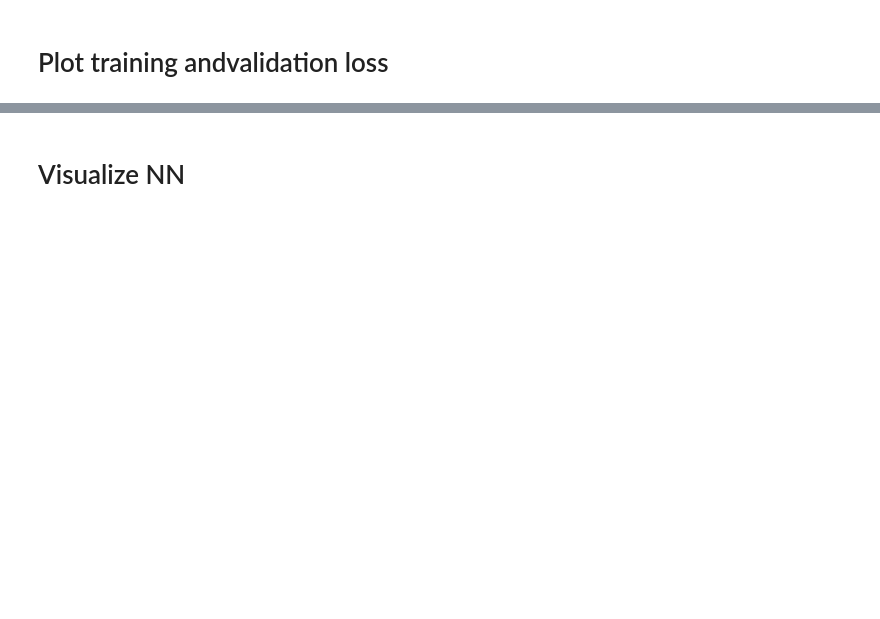
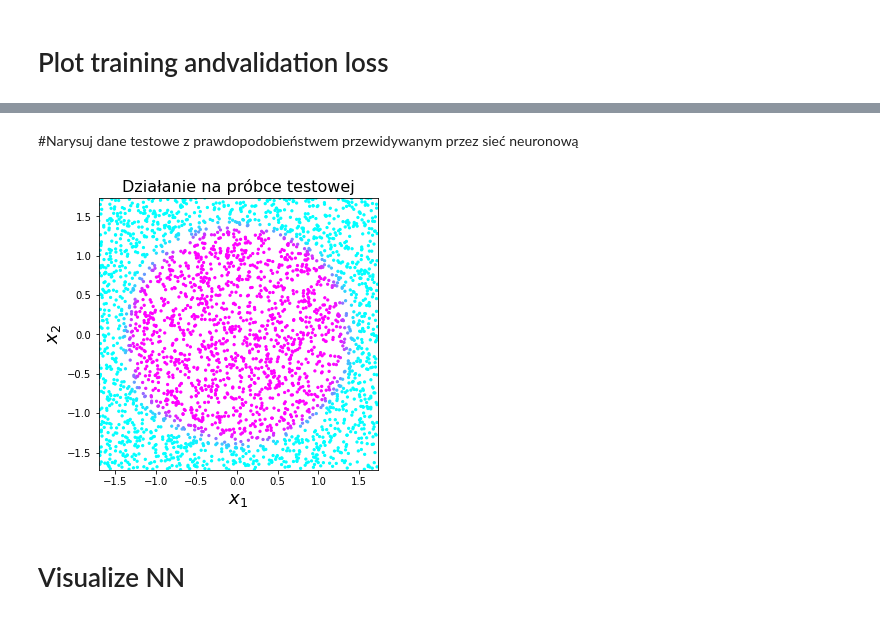
Before and after one commit to marcinwolter/DeepLearning_2020, a Jupyter notebook: cwiczenia_1a.ipynb, the cells around one changed output, grey strips where cells are left out. Saved outputs shown, nothing was run; the diff lists cells and outputs as text; code cells hidden in the pictures; blank space fills up the shorter version.

```diff
--- a/cwiczenia_1a.ipynb
+++ b/cwiczenia_1a.ipynb
@@ -432,3 +445,10 @@ plt.show()
+# %% [markdown]
+#Narysuj dane testowe z prawdopodobieństwem przewidywanym przez sieć neuronową
+# %%
+
+draw_result(X_test, Z)
+# %% [output]
+[figure, added]
 # %% [markdown]
 # Visualize NN
 # %%
```
Also changed, not shown: parts of 6 cells of this notebook.
